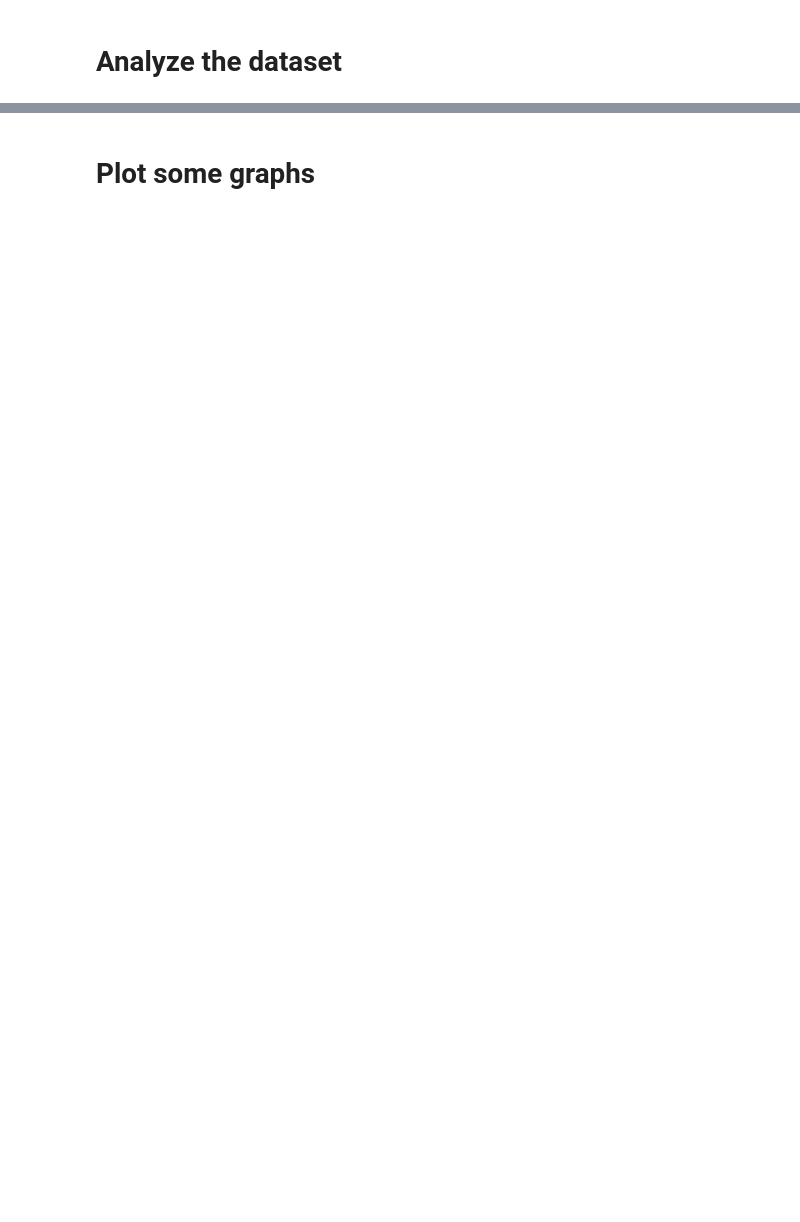
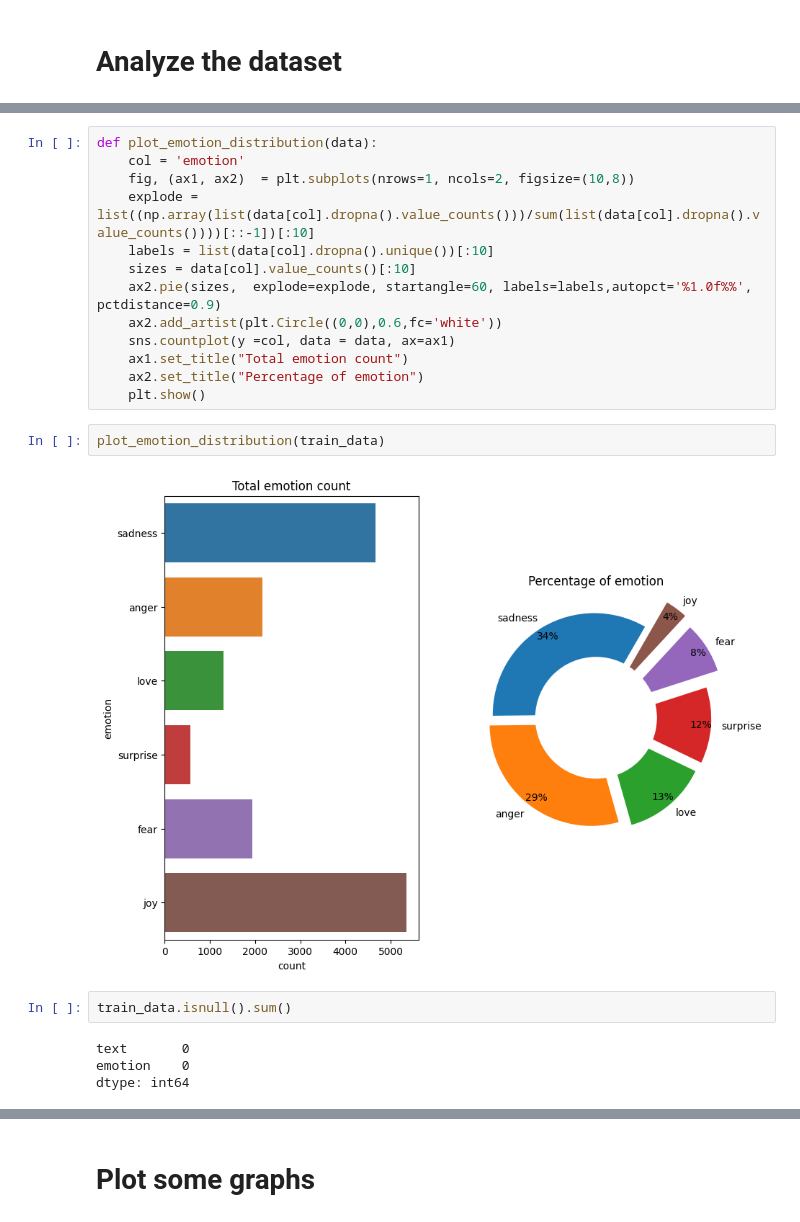
Before and after one commit to TonioElPuebloSchool/SAAR_NLP, a Jupyter notebook: 1_Exploratory_Data_Analysis.ipynb, the cells around one changed output, grey strips where cells are left out. Saved outputs shown, nothing was run; the diff lists cells and outputs as text; blank space fills up the shorter version.

```diff
--- a/1_Exploratory_Data_Analysis.ipynb
+++ b/1_Exploratory_Data_Analysis.ipynb
@@ -103,0 +46,23 @@ raw_data.to_csv('data/clean_data/Musical_instruments_reviews_clean.csv', index=F
+# %%
+def plot_emotion_distribution(data):
+    col = 'emotion'
+    fig, (ax1, ax2)  = plt.subplots(nrows=1, ncols=2, figsize=(10,8))
+    explode = list((np.array(list(data[col].dropna().value_counts()))/sum(list(data[col].dropna().value_counts())))[::-1])[:10]
+    labels = list(data[col].dropna().unique())[:10]
+    sizes = data[col].value_counts()[:10]
+    ax2.pie(sizes,  explode=explode, startangle=60, labels=labels,autopct='%1.0f%%', pctdistance=0.9)
+    ax2.add_artist(plt.Circle((0,0),0.6,fc='white'))
+    sns.countplot(y =col, data = data, ax=ax1)
+    ax1.set_title("Total emotion count")
+    ax2.set_title("Percentage of emotion")
+    plt.show()
+# %%
+plot_emotion_distribution(train_data)
+# %% [output]
+[figure, added]
+# %%
+train_data.isnull().sum()
+# %% [output]
+text       0
+emotion    0
+dtype: int64
```
Also changed, not shown: parts of 44 cells of this notebook, 15 other files.
